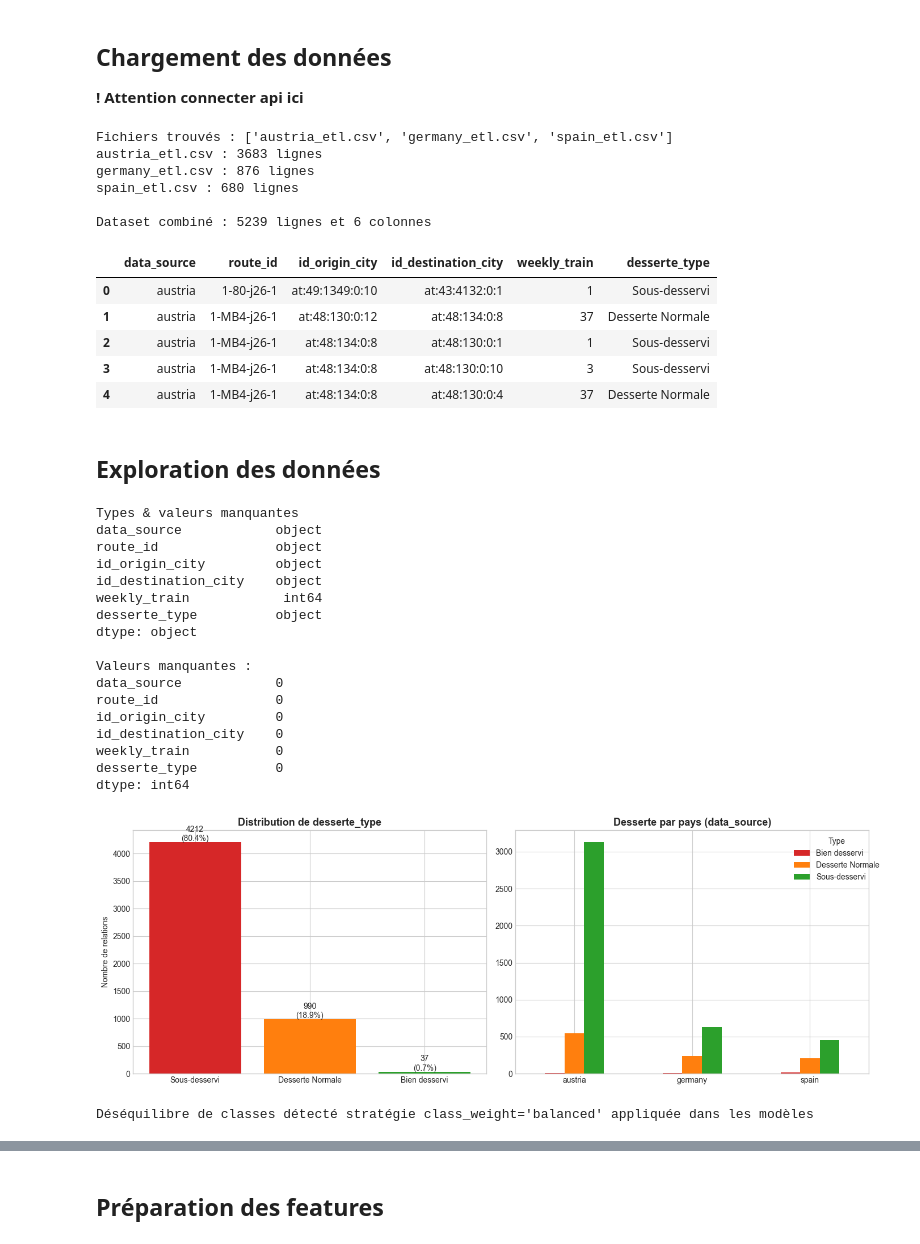
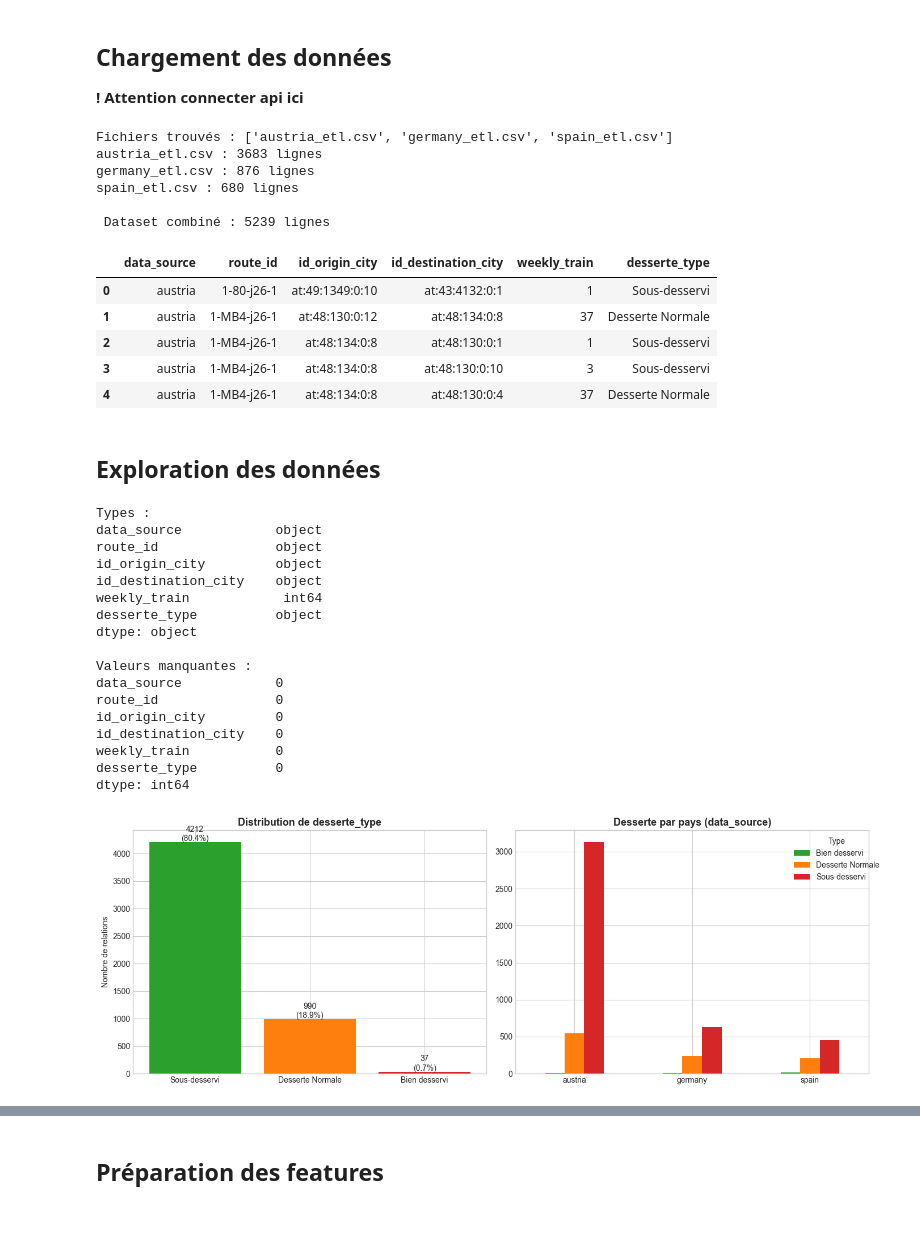
Before and after one commit to lefarmer01600/TPRE612, a Jupyter notebook: src/training/model/classification_desserte.ipynb, the cells around one changed output, grey strips where cells are left out. Drawn from its saved outputs; the diff is of its cells as text; code cells hidden in the pictures.

```diff
--- a/src/training/model/classification_desserte.ipynb
+++ b/src/training/model/classification_desserte.ipynb
@@ -77,7 +77,7 @@ for filepath in csv_files:
 df_raw = pd.concat(dfs, ignore_index=True)
 
 
-print(f"\nDataset combiné : {df_raw.shape[0]} lignes et {df_raw.shape[1]} colonnes")
+print(f"\n Dataset combiné : {df_raw.shape[0]} lignes")
 df_raw.head()
 # %% [output]
 Fichiers trouvés : ['austria_etl.csv', 'germany_etl.csv', 'spain_etl.csv']
@@ -85,7 +85,7 @@ austria_etl.csv : 3683 lignes
 germany_etl.csv : 876 lignes
 spain_etl.csv : 680 lignes
 
-Dataset combiné : 5239 lignes et 6 colonnes
+ Dataset combiné : 5239 lignes
 |  | data_source | route_id | id_origin_city | id_destination_city | weekly_train | desserte_type |
 | 0 | austria | 1-80-j26-1 | at:49:1349:0:10 | at:43:4132:0:1 | 1 | Sous-desservi |
 | 1 | austria | 1-MB4-j26-1 | at:48:130:0:12 | at:48:134:0:8 | 37 | Desserte Normale |
@@ -95,12 +95,12 @@ Dataset combiné : 5239 lignes et 6 colonnes
 # %% [markdown]
 ## Exploration des données
 # %%
-print("Types & valeurs manquantes")
+print("Types :")
 print(df_raw.dtypes)
 print("\nValeurs manquantes :")
 print(df_raw.isnull().sum())
 # %% [output]
-Types & valeurs manquantes
+Types :
 data_source            object
 route_id               object
 id_origin_city         object
@@ -120,26 +120,24 @@ dtype: int64
 # %%
 fig, axes = plt.subplots(1, 2, figsize=(14, 5))
 
 # Distribution de la target
 counts = df_raw['desserte_type'].value_counts()
-colors = ['#d62728', '#ff7f0e', '#2ca02c']
+colors = ['#2ca02c', '#ff7f0e', '#d62728']
 axes[0].bar(counts.index, counts.values, color=colors[:len(counts)])
 axes[0].set_title('Distribution de desserte_type', fontsize=13, fontweight='bold')
 axes[0].set_ylabel('Nombre de relations')
 for i, (idx, val) in enumerate(counts.items()):
     axes[0].text(i, val + 20, f'{val}\n({val/len(df_raw)*100:.1f}%)', ha='center', fontsize=10)
 
 # Distribution par pays
 pivot = df_raw.groupby(['data_source', 'desserte_type']).size().unstack(fill_value=0)
 pivot.plot(kind='bar', ax=axes[1], color=colors[:pivot.shape[1]])
 axes[1].set_title('Desserte par pays (data_source)', fontsize=13, fontweight='bold')
 axes[1].set_xlabel('')
 axes[1].tick_params(axis='x', rotation=0)
 axes[1].legend(title='Type', bbox_to_anchor=(1.05, 1))
 
 plt.tight_layout()
 plt.show()
-print("Déséquilibre de classes détecté stratégie class_weight='balanced' appliquée dans les modèles")
 # %% [output]
-[figure, old version]
+[figure, new version]
-Déséquilibre de classes détecté stratégie class_weight='balanced' appliquée dans les modèles
```
Also changed, not shown: parts of 10 cells of this notebook, 2 other files.
